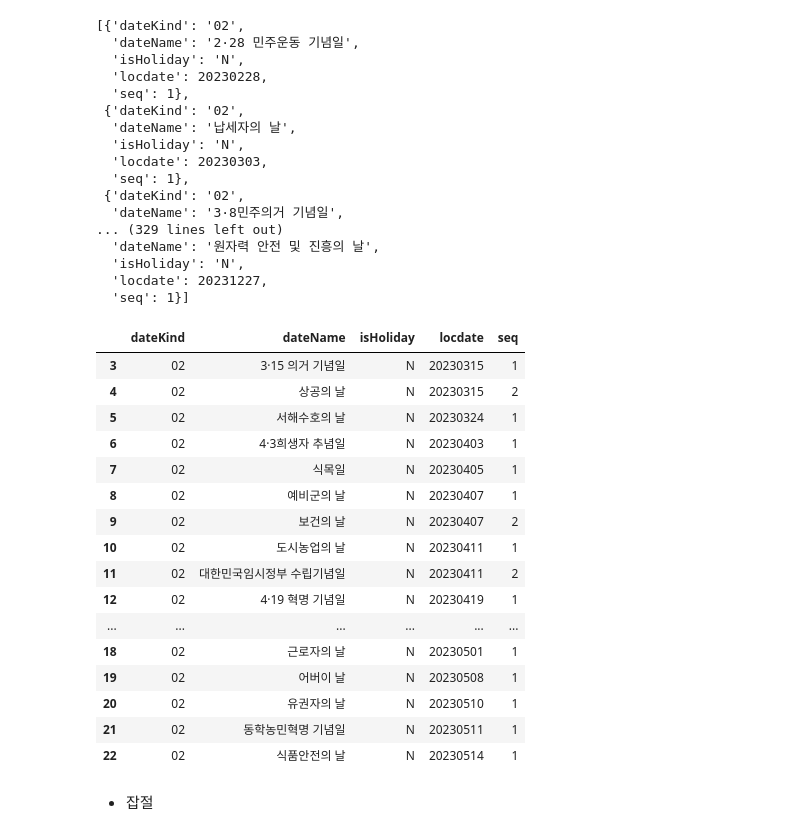
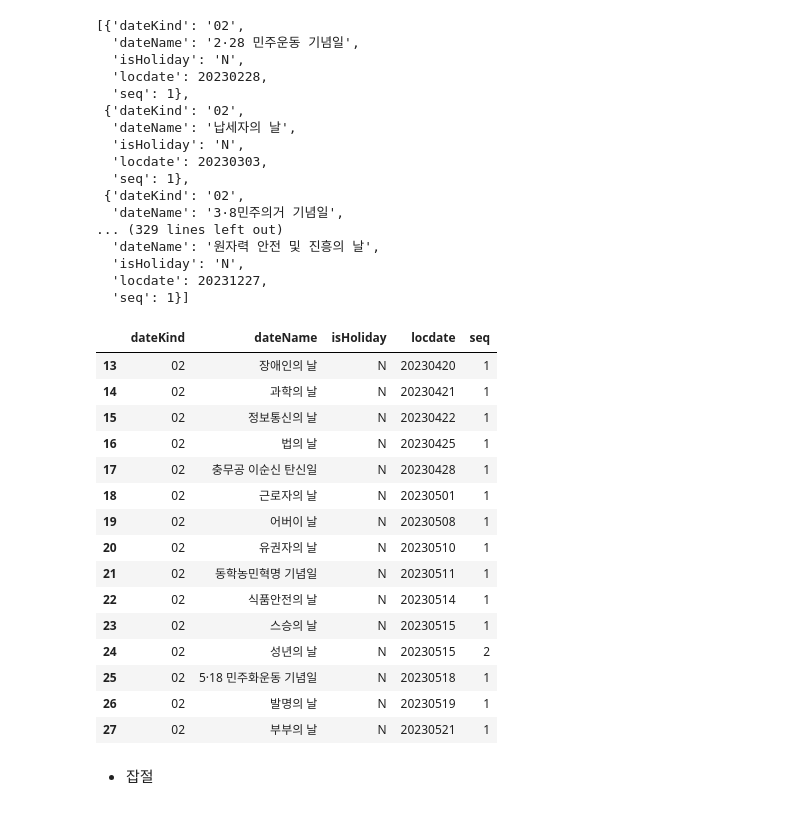
Before and after one commit to ssmpet/DataAnalysis_Lecture-2023.04, a Jupyter notebook: 07.FlaskWeb/schedule_module/calendar_util.ipynb, the cells around one changed output. Saved outputs shown, nothing was run; the diff lists cells and outputs as text; code cells hidden in the pictures.

```diff
--- a/07.FlaskWeb/schedule_module/calendar_util.ipynb
+++ b/07.FlaskWeb/schedule_module/calendar_util.ipynb
@@ -213,26 +234,25 @@ res['response']['body']['items']['item']
   'isHoliday': 'N',
   'locdate': 20231227,
   'seq': 1}]
-# %%
-dt[20:40]
-# %% [output]
-|  | dateKind | dateName | isHoliday | locdate | seq |
-| 3 | 02 | 3·15 의거 기념일 | N | 20230315 | 1 |
-| 4 | 02 | 상공의 날 | N | 20230315 | 2 |
-| 5 | 02 | 서해수호의 날 | N | 20230324 | 1 |
-| 6 | 02 | 4·3희생자 추념일 | N | 20230403 | 1 |
-| 7 | 02 | 식목일 | N | 20230405 | 1 |
-| 8 | 02 | 예비군의 날 | N | 20230407 | 1 |
-| 9 | 02 | 보건의 날 | N | 20230407 | 2 |
-| 10 | 02 | 도시농업의 날 | N | 20230411 | 1 |
-| 11 | 02 | 대한민국임시정부 수립기념일 | N | 20230411 | 2 |
-| 12 | 02 | 4·19 혁명 기념일 | N | 20230419 | 1 |
-| ... | ... | ... | ... | ... | ... |
-| 18 | 02 | 근로자의 날 | N | 20230501 | 1 |
-| 19 | 02 | 어버이 날 | N | 20230508 | 1 |
-| 20 | 02 | 유권자의 날 | N | 20230510 | 1 |
-| 21 | 02 | 동학농민혁명 기념일 | N | 20230511 | 1 |
-| 22 | 02 | 식품안전의 날 | N | 20230514 | 1 |
+# %%
+dt[30:45]
+# %% [output]
+|  | dateKind | dateName | isHoliday | locdate | seq |
+| 13 | 02 | 장애인의 날 | N | 20230420 | 1 |
+| 14 | 02 | 과학의 날 | N | 20230421 | 1 |
+| 15 | 02 | 정보통신의 날 | N | 20230422 | 1 |
+| 16 | 02 | 법의 날 | N | 20230425 | 1 |
+| 17 | 02 | 충무공 이순신 탄신일 | N | 20230428 | 1 |
+| 18 | 02 | 근로자의 날 | N | 20230501 | 1 |
+| 19 | 02 | 어버이 날 | N | 20230508 | 1 |
+| 20 | 02 | 유권자의 날 | N | 20230510 | 1 |
+| 21 | 02 | 동학농민혁명 기념일 | N | 20230511 | 1 |
+| 22 | 02 | 식품안전의 날 | N | 20230514 | 1 |
+| 23 | 02 | 스승의 날 | N | 20230515 | 1 |
+| 24 | 02 | 성년의 날 | N | 20230515 | 2 |
+| 25 | 02 | 5·18 민주화운동 기념일 | N | 20230518 | 1 |
+| 26 | 02 | 발명의 날 | N | 20230519 | 1 |
+| 27 | 02 | 부부의 날 | N | 20230521 | 1 |
 # %% [markdown]
 - 잡절
 # %%
```
Also changed, not shown: parts of 13 cells of this notebook, 11 other files.
